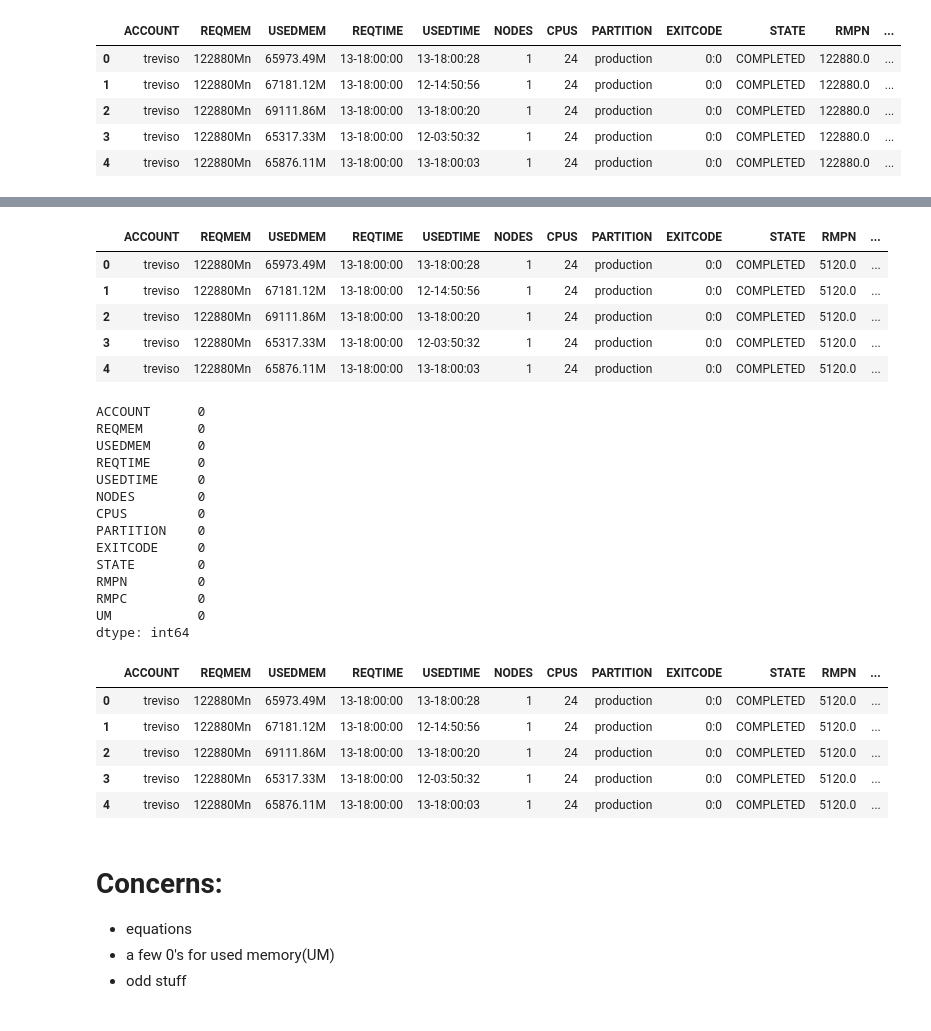
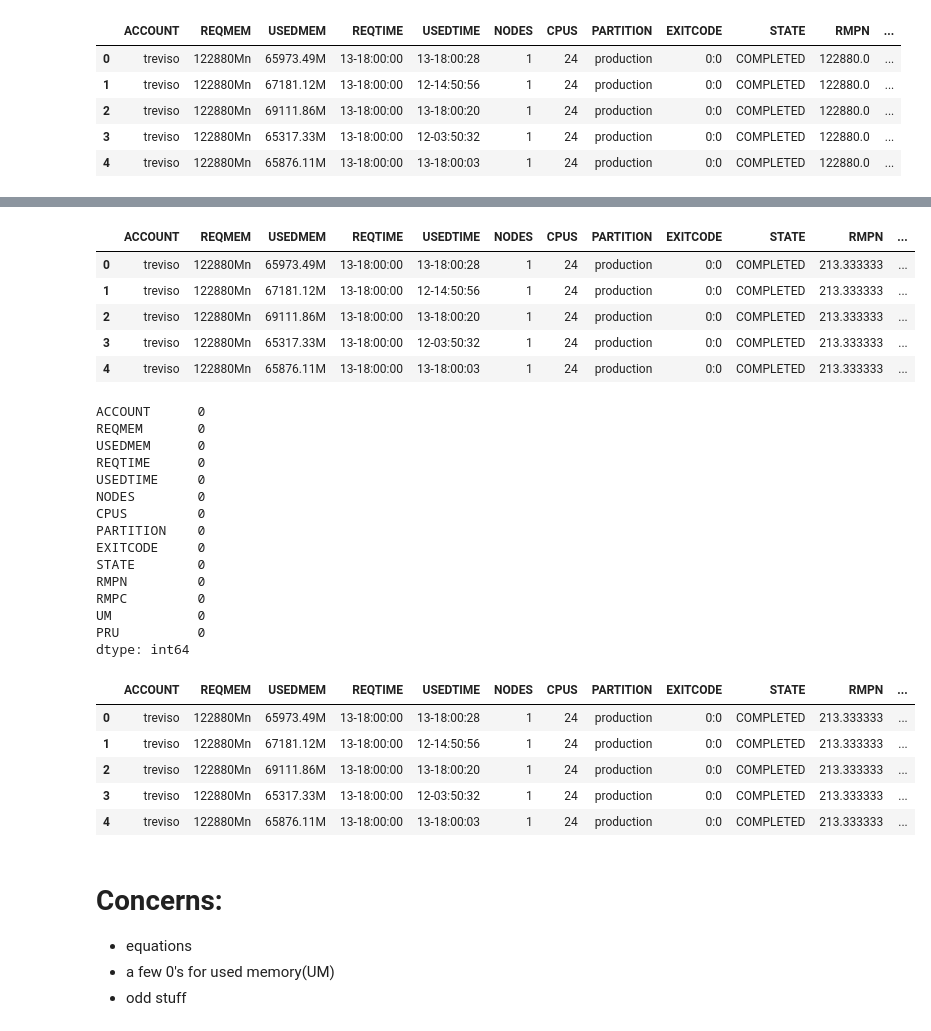
Before and after one commit to nss-data-science-cohort-4/dq2-accre-mst, a Jupyter notebook: accre_analysis.ipynb, the cells around one changed output, grey strips where cells are left out. Saved outputs shown, nothing was run; the diff lists cells and outputs as text; code cells hidden in the pictures.

```diff
--- a/accre_analysis.ipynb
+++ b/accre_analysis.ipynb
@@ -153,6 +133,8 @@ RMPN              0
 RMPC              0
 UM           545099
 dtype: int64
+# %%
+accre = accre.dropna()
 # %%
-accre['UM'] = accre['UM'].fillna('0')
-accre.head()
+#accre['UM'] = accre['UM'].fillna('0')
+#accre.head()
@@ -172,15 +147,16 @@ sns.distplot(accre.UM, bins=30, kde=True, color="red");
 # %%
 # what is per core??? assume you multiply cpus by node this column will be RMPN times CPUS
 #3.5 is the average node to core ratio
-accre['RMPN'] = (accre['RMPN'] /accre['CPUS'])/ accre['NODES']
+#accre['RMPN'] = (accre['RMPN'] /accre['CPUS'])/ accre['NODES']
+accre['RMPN'] = accre['RMPN'] / (accre['CPUS']/accre['NODES'])
 accre.head()
 # %% [output]
 |  | ACCOUNT | REQMEM | USEDMEM | REQTIME | USEDTIME | NODES | CPUS | PARTITION | EXITCODE | STATE | RMPN | ... |
-| 0 | treviso | 122880Mn | 65973.49M | 13-18:00:00 | 13-18:00:28 | 1 | 24 | production | 0:0 | COMPLETED | 5120.0 | ... |
-| 1 | treviso | 122880Mn | 67181.12M | 13-18:00:00 | 12-14:50:56 | 1 | 24 | production | 0:0 | COMPLETED | 5120.0 | ... |
-| 2 | treviso | 122880Mn | 69111.86M | 13-18:00:00 | 13-18:00:20 | 1 | 24 | production | 0:0 | COMPLETED | 5120.0 | ... |
-| 3 | treviso | 122880Mn | 65317.33M | 13-18:00:00 | 12-03:50:32 | 1 | 24 | production | 0:0 | COMPLETED | 5120.0 | ... |
-| 4 | treviso | 122880Mn | 65876.11M | 13-18:00:00 | 13-18:00:03 | 1 | 24 | production | 0:0 | COMPLETED | 5120.0 | ... |
+| 0 | treviso | 122880Mn | 65973.49M | 13-18:00:00 | 13-18:00:28 | 1 | 24 | production | 0:0 | COMPLETED | 213.333333 | ... |
+| 1 | treviso | 122880Mn | 67181.12M | 13-18:00:00 | 12-14:50:56 | 1 | 24 | production | 0:0 | COMPLETED | 213.333333 | ... |
+| 2 | treviso | 122880Mn | 69111.86M | 13-18:00:00 | 13-18:00:20 | 1 | 24 | production | 0:0 | COMPLETED | 213.333333 | ... |
+| 3 | treviso | 122880Mn | 65317.33M | 13-18:00:00 | 12-03:50:32 | 1 | 24 | production | 0:0 | COMPLETED | 213.333333 | ... |
+| 4 | treviso | 122880Mn | 65876.11M | 13-18:00:00 | 13-18:00:03 | 1 | 24 | production | 0:0 | COMPLETED | 213.333333 | ... |
 # %%
 accre = accre.dropna()
 # %%
@@ -199,6 +175,7 @@ STATE        0
 RMPN         0
 RMPC         0
 UM           0
+PRU          0
 dtype: int64
 # %%
 # what is per core??? update RMPC to add the RMPN column to get the toal per core
@@ -206,11 +183,11 @@ accre['RMPC'] = accre['RMPC'] + accre['RMPN']
 accre.head()
 # %% [output]
 |  | ACCOUNT | REQMEM | USEDMEM | REQTIME | USEDTIME | NODES | CPUS | PARTITION | EXITCODE | STATE | RMPN | ... |
-| 0 | treviso | 122880Mn | 65973.49M | 13-18:00:00 | 13-18:00:28 | 1 | 24 | production | 0:0 | COMPLETED | 5120.0 | ... |
-| 1 | treviso | 122880Mn | 67181.12M | 13-18:00:00 | 12-14:50:56 | 1 | 24 | production | 0:0 | COMPLETED | 5120.0 | ... |
-| 2 | treviso | 122880Mn | 69111.86M | 13-18:00:00 | 13-18:00:20 | 1 | 24 | production | 0:0 | COMPLETED | 5120.0 | ... |
-| 3 | treviso | 122880Mn | 65317.33M | 13-18:00:00 | 12-03:50:32 | 1 | 24 | production | 0:0 | COMPLETED | 5120.0 | ... |
-| 4 | treviso | 122880Mn | 65876.11M | 13-18:00:00 | 13-18:00:03 | 1 | 24 | production | 0:0 | COMPLETED | 5120.0 | ... |
+| 0 | treviso | 122880Mn | 65973.49M | 13-18:00:00 | 13-18:00:28 | 1 | 24 | production | 0:0 | COMPLETED | 213.333333 | ... |
+| 1 | treviso | 122880Mn | 67181.12M | 13-18:00:00 | 12-14:50:56 | 1 | 24 | production | 0:0 | COMPLETED | 213.333333 | ... |
+| 2 | treviso | 122880Mn | 69111.86M | 13-18:00:00 | 13-18:00:20 | 1 | 24 | production | 0:0 | COMPLETED | 213.333333 | ... |
+| 3 | treviso | 122880Mn | 65317.33M | 13-18:00:00 | 12-03:50:32 | 1 | 24 | production | 0:0 | COMPLETED | 213.333333 | ... |
+| 4 | treviso | 122880Mn | 65876.11M | 13-18:00:00 | 13-18:00:03 | 1 | 24 | production | 0:0 | COMPLETED | 213.333333 | ... |
 # %% [markdown]
 # Concerns:
 * equations
```
Also changed, not shown: parts of 20 cells of this notebook.
